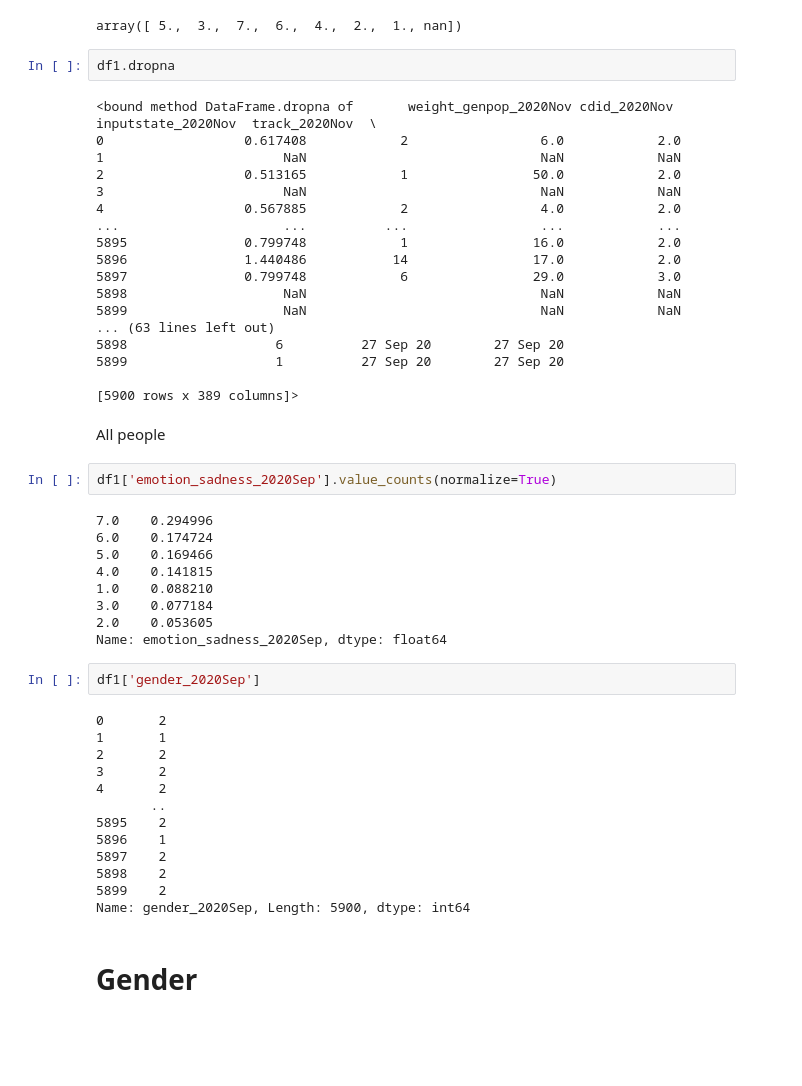
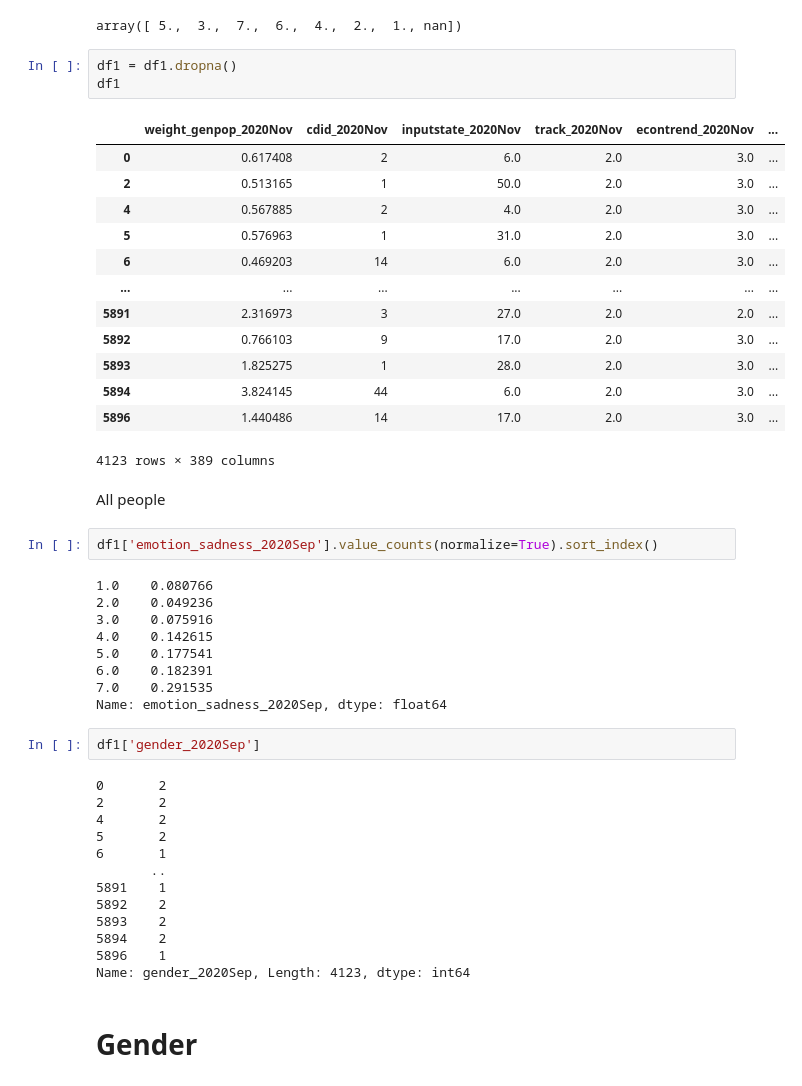
Before and after one commit to wdneff2/steur_research, a Jupyter notebook: research.ipynb, the cells around one changed output. Drawn from its saved outputs; the diff is of its cells as text; blank space fills up the shorter version.

```diff
--- a/research.ipynb
+++ b/research.ipynb
@@ -79,53 +81,50 @@ df1['emotion_sadness_2020Sep'].unique()
 # %% [output]
 array([ 5.,  3.,  7.,  6.,  4.,  2.,  1., nan])
 # %%
-df1.dropna
+df1 = df1.dropna()
+df1
 # %% [output]
+|  | weight_genpop_2020Nov | cdid_2020Nov | inputstate_2020Nov | track_2020Nov | econtrend_2020Nov | ... |
+| 0 | 0.617408 | 2 | 6.0 | 2.0 | 3.0 | ... |
+| 2 | 0.513165 | 1 | 50.0 | 2.0 | 3.0 | ... |
+| 4 | 0.567885 | 2 | 4.0 | 2.0 | 3.0 | ... |
+| 5 | 0.576963 | 1 | 31.0 | 2.0 | 3.0 | ... |
+| 6 | 0.469203 | 14 | 6.0 | 2.0 | 3.0 | ... |
+| ... | ... | ... | ... | ... | ... | ... |
+| 5891 | 2.316973 | 3 | 27.0 | 2.0 | 2.0 | ... |
+| 5892 | 0.766103 | 9 | 17.0 | 2.0 | 3.0 | ... |
+| 5893 | 1.825275 | 1 | 28.0 | 2.0 | 3.0 | ... |
+| 5894 | 3.824145 | 44 | 6.0 | 2.0 | 3.0 | ... |
+| 5896 | 1.440486 | 14 | 17.0 | 2.0 | 3.0 | ... |
-<bound method DataFrame.dropna of       weight_genpop_2020Nov cdid_2020Nov  inputstate_2020Nov  track_2020Nov  \
-0                  0.617408            2                 6.0            2.0
-1                       NaN                              NaN            NaN
-2                  0.513165            1                50.0            2.0
-3                       NaN                              NaN            NaN
-4                  0.567885            2                 4.0            2.0
-...                     ...          ...                 ...            ...
-5895               0.799748            1                16.0            2.0
-5896               1.440486           14                17.0            2.0
-5897               0.799748            6                29.0            3.0
-5898                    NaN                              NaN            NaN
-5899                    NaN                              NaN            NaN
-... (63 lines left out)
-5898                   6          27 Sep 20        27 Sep 20
-5899                   1          27 Sep 20        27 Sep 20
-
-[5900 rows x 389 columns]>
+4123 rows × 389 columns
 # %% [markdown]
 All people
 # %%
-df1['emotion_sadness_2020Sep'].value_counts(normalize=True)
+df1['emotion_sadness_2020Sep'].value_counts(normalize=True).sort_index()
 # %% [output]
-7.0    0.294996
-6.0    0.174724
-5.0    0.169466
-4.0    0.141815
-1.0    0.088210
-3.0    0.077184
-2.0    0.053605
+1.0    0.080766
+2.0    0.049236
+3.0    0.075916
+4.0    0.142615
+5.0    0.177541
+6.0    0.182391
+7.0    0.291535
 Name: emotion_sadness_2020Sep, dtype: float64
 # %%
 df1['gender_2020Sep']
 # %% [output]
 0       2
-1       1
 2       2
-3       2
 4       2
+5       2
+6       1
        ..
-5895    2
+5891    1
+5892    2
+5893    2
+5894    2
 5896    1
-5897    2
-5898    2
-5899    2
-Name: gender_2020Sep, Length: 5900, dtype: int64
+Name: gender_2020Sep, Length: 4123, dtype: int64
 # %% [markdown]
 # Gender
 # %% [markdown]
```
Also changed, not shown: parts of 39 cells of this notebook.
